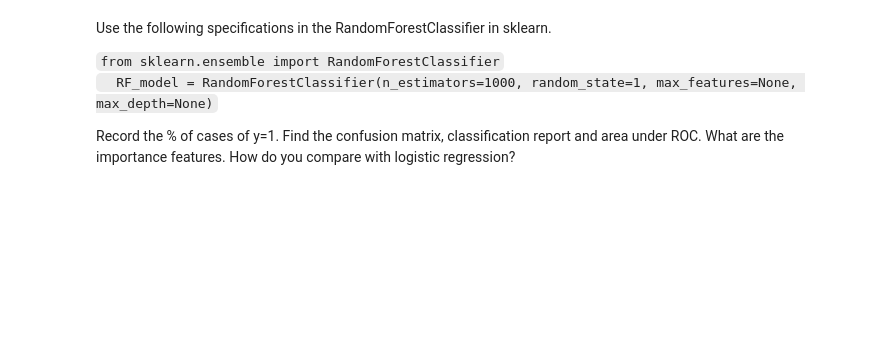
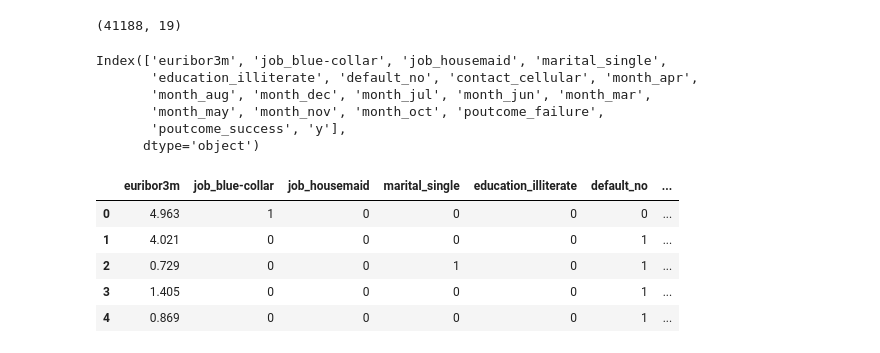
Before and after one commit to changjulian17/mqf_practice, a Jupyter notebook: QF634_Applied_Quantitative_Research_Methods/QF634_Homework2.ipynb, the cells around one changed output. Saved outputs shown, nothing was run; the diff lists cells and outputs as text; code cells hidden in the pictures; blank space fills up the shorter version.

```diff
--- a/QF634_Applied_Quantitative_Research_Methods/QF634_Homework2.ipynb
+++ b/QF634_Applied_Quantitative_Research_Methods/QF634_Homework2.ipynb
@@ -43,11 +17,24 @@ been determined in the following specifications.
 # %%
 df = pd.read_csv("./QF634-G1-Applied Quantitative Research Methods - 11202024 - 802 PM/banking3.csv",index_col=0)
-# %% [markdown]
-
-Use the following specifications in the RandomForestClassifier in sklearn.
-
-`from sklearn.ensemble import RandomForestClassifier`\
-`  RF_model = RandomForestClassifier(n_estimators=1000, random_state=1, max_features=None, max_depth=None)`
-
-Record the % of  cases of  y=1. Find the confusion matrix, classification report and area under ROC.
-What are the importance features. How do you compare with logistic regression?
+# %%
+df.shape
+# %% [output]
+(41188, 19)
+# %%
+df.columns
+# %% [output]
+Index(['euribor3m', 'job_blue-collar', 'job_housemaid', 'marital_single',
+       'education_illiterate', 'default_no', 'contact_cellular', 'month_apr',
+       'month_aug', 'month_dec', 'month_jul', 'month_jun', 'month_mar',
+       'month_may', 'month_nov', 'month_oct', 'poutcome_failure',
+       'poutcome_success', 'y'],
+      dtype='object')
+# %%
+df.head()
+# %% [output]
+|  | euribor3m | job_blue-collar | job_housemaid | marital_single | education_illiterate | default_no | ... |
+| 0 | 4.963 | 1 | 0 | 0 | 0 | 0 | ... |
+| 1 | 4.021 | 0 | 0 | 0 | 0 | 1 | ... |
+| 2 | 0.729 | 0 | 0 | 1 | 0 | 1 | ... |
+| 3 | 1.405 | 0 | 0 | 0 | 0 | 1 | ... |
+| 4 | 0.869 | 0 | 0 | 0 | 0 | 1 | ... |
```
Also changed, not shown: parts of 32 cells of this notebook, 1 other file.
